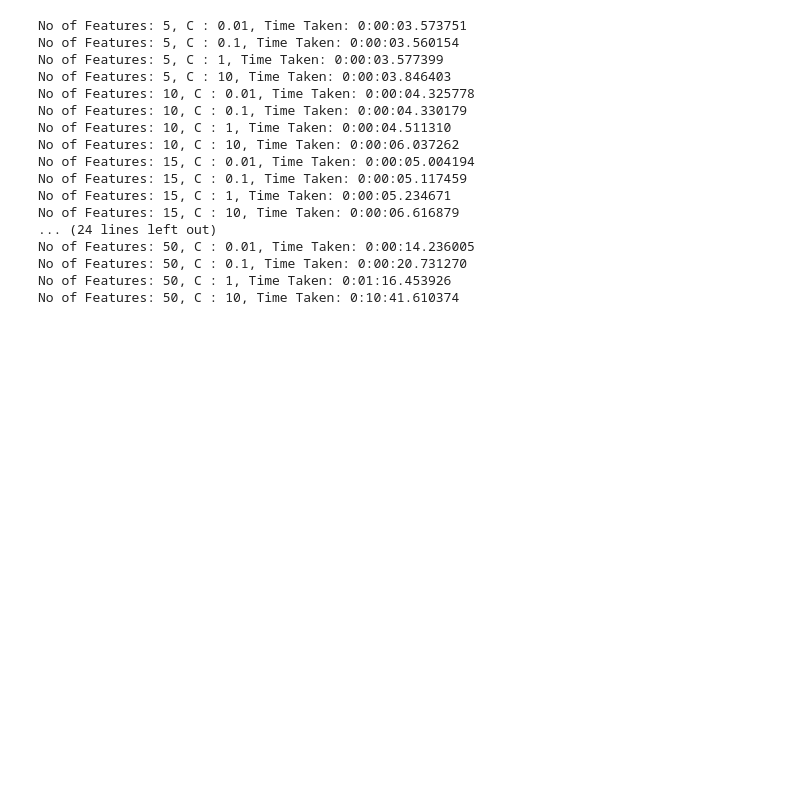
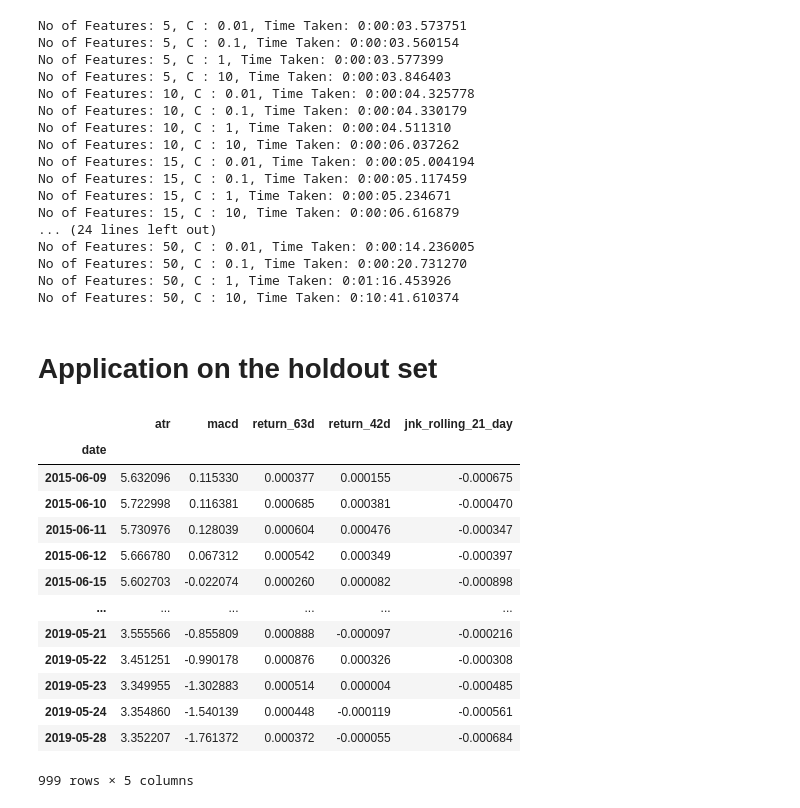
Before and after one commit to sudharsanasai/Option-ITM-Prediction, a Jupyter notebook: modelling.ipynb, the cells around one changed output. Saved outputs shown, nothing was run; the diff lists cells and outputs as text; code cells hidden in the pictures; blank space fills up the shorter version.

Commit message:
Application to Holdout set

```diff
--- a/modelling.ipynb
+++ b/modelling.ipynb
@@ -108,4 +108,9 @@ def prep_datasets(df,no_of_features,ignore_after,holdout_set_after,test_set_rows
 
     return df,train_set_X,test_set_X,train_set_y,test_set_y
 # %%
-df,train_set_X,test_set_X,train_set_y,test_set_y = prep_datasets(badf,50,'2020-01-01','2019-01-01',150,1000,'target_10d',features_by_importance,150)
+df,train_set_X,test_set_X,train_set_y,test_set_y = prep_datasets(badf,50,'2020-01-01','2019-01-01',150,1000,'target_10d',features_by_importance,0)
+# %%
+for crossval in range(0,1500,150):
+    df,train_set_X,test_set_X,train_set_y,test_set_y = prep_datasets(badf,50,'2020-01-01','2019-01-01',150,1000,'target_10d',features_by_importance,crossval)
+    print('Training set from {} to {}, Test set from {} to {}'.format(min(train_set_X.index),max(train_set_X.index),min(test_set_X.index),max(test_set_X.index)))
+#     print('Test set from {} to {}'.format(min(test_set_X.index),max(test_set_X.index)))
@@ -420,3 +436,5 @@ No of Features: 50, C : 10, Time Taken: 0:10:41.610374
 model_df = pd.DataFrame(model_dict['models'])
 model_df.to_csv('model_perf.csv')
 pickle.dump(model_dict,open('model_perf.pkl_'+ver,'wb'))
+# %% [markdown]
+# Application on the holdout set
@@ -422,0 +459,17 @@ pickle.dump(model_dict,open('model_perf.pkl_'+ver,'wb'))
+# %%
+train_set_X
+# %% [output]
+|  | atr | macd | return_63d | return_42d | jnk_rolling_21_day |
+| date |  |  |  |  |  |
+| 2015-06-09 | 5.632096 | 0.115330 | 0.000377 | 0.000155 | -0.000675 |
+| 2015-06-10 | 5.722998 | 0.116381 | 0.000685 | 0.000381 | -0.000470 |
+| 2015-06-11 | 5.730976 | 0.128039 | 0.000604 | 0.000476 | -0.000347 |
+| 2015-06-12 | 5.666780 | 0.067312 | 0.000542 | 0.000349 | -0.000397 |
+| 2015-06-15 | 5.602703 | -0.022074 | 0.000260 | 0.000082 | -0.000898 |
+| ... | ... | ... | ... | ... | ... |
+| 2019-05-21 | 3.555566 | -0.855809 | 0.000888 | -0.000097 | -0.000216 |
+| 2019-05-22 | 3.451251 | -0.990178 | 0.000876 | 0.000326 | -0.000308 |
+| 2019-05-23 | 3.349955 | -1.302883 | 0.000514 | 0.000004 | -0.000485 |
+| 2019-05-24 | 3.354860 | -1.540139 | 0.000448 | -0.000119 | -0.000561 |
+| 2019-05-28 | 3.352207 | -1.761372 | 0.000372 | -0.000055 | -0.000684 |
+999 rows × 5 columns
```
Also changed, not shown: parts of 16 cells of this notebook, 4 other files.
